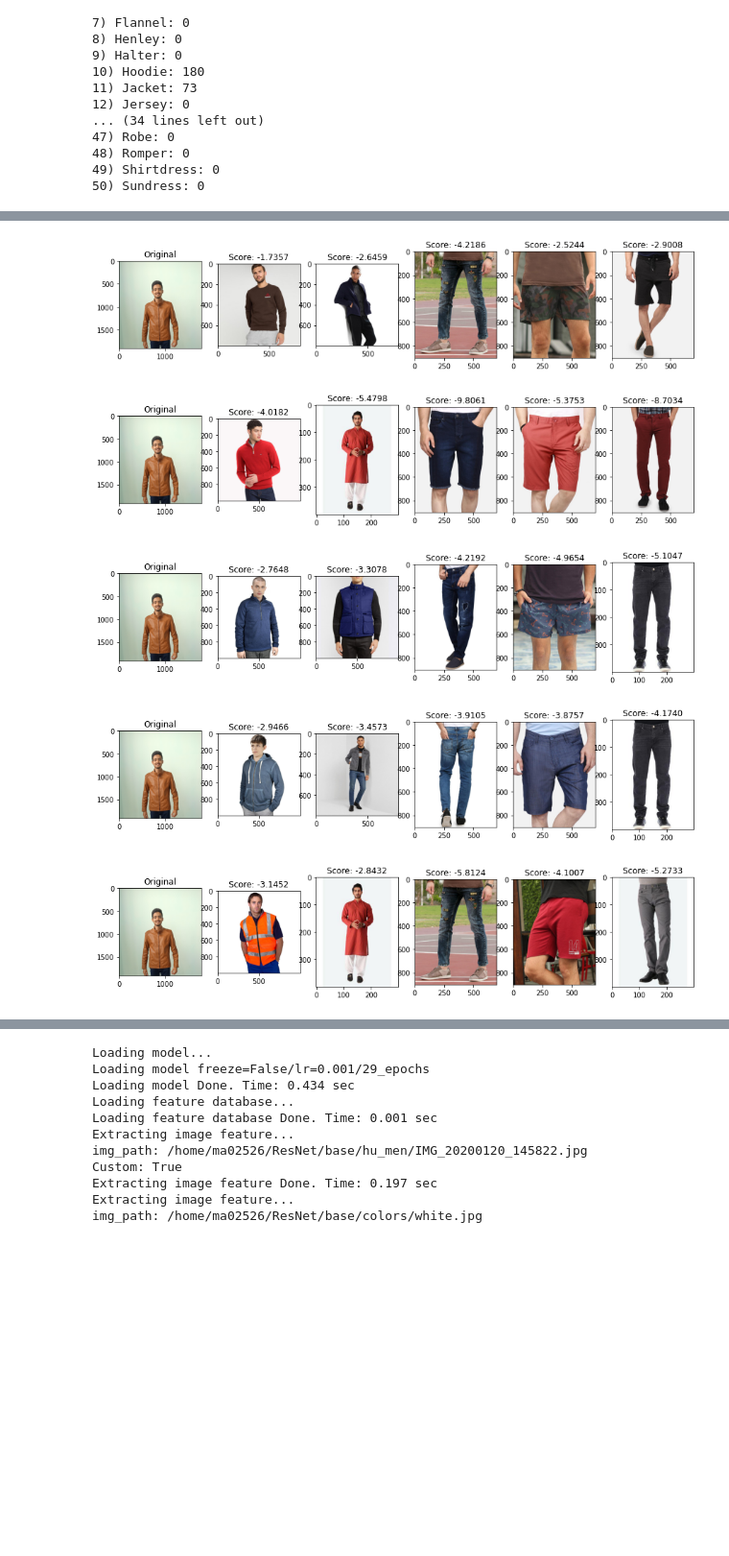
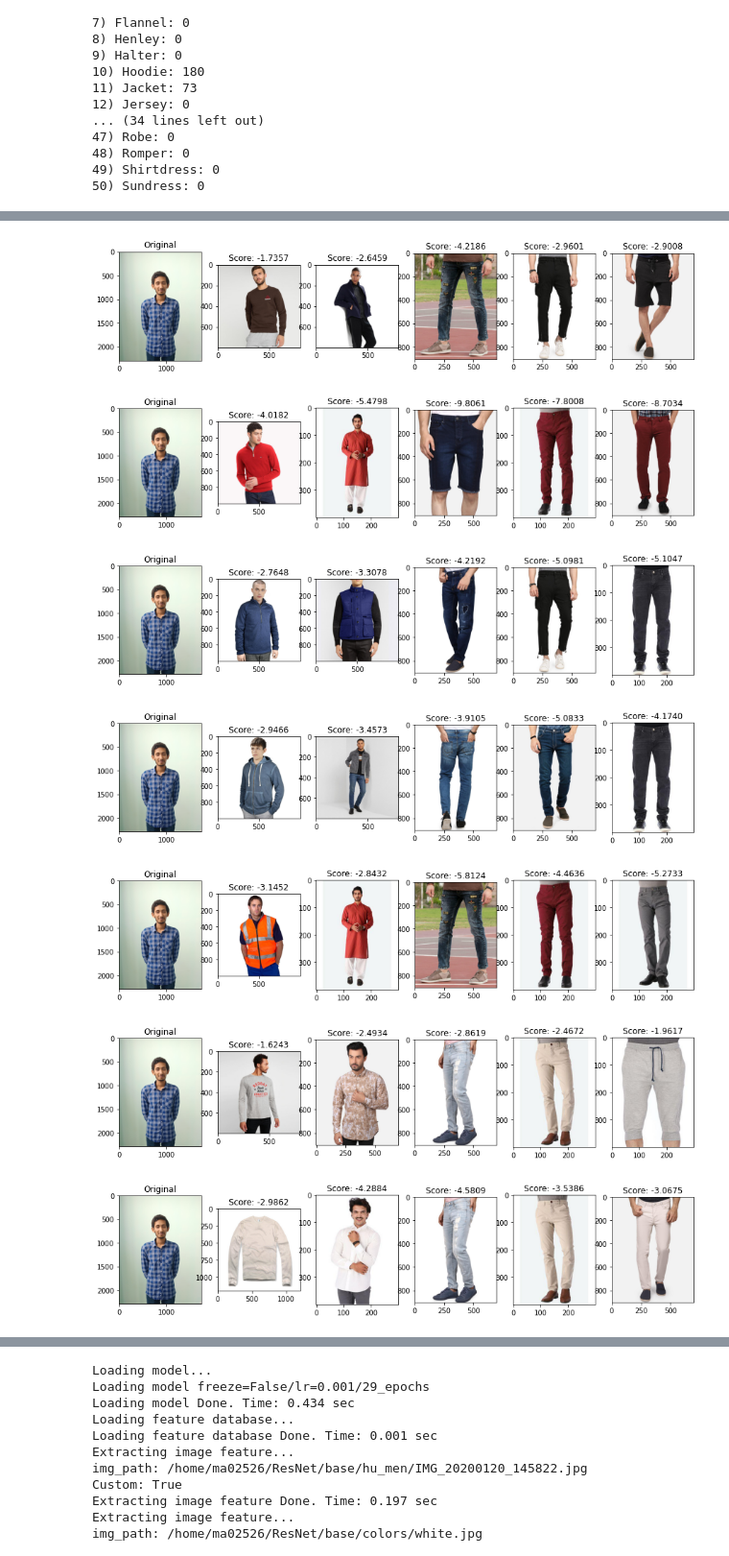
Before and after one commit to MuhammadAli01/Kaavish-II-PORS-DL, a Jupyter notebook: comp-rec.ipynb, the cells around one changed output, grey strips where cells are left out. Shown at 96% size. Saved outputs shown, nothing was run; the diff lists cells and outputs as text; code cells hidden in the pictures; blank space fills up the shorter version.

```diff
--- a/comp-rec.ipynb
+++ b/comp-rec.ipynb
@@ -102,18 +102,17 @@ examples = ["hu_men/IMG_20200120_145822.jpg", #- talha's beige round neck tshirt
             "scrapped/jdot/2f1a88faa0112ca51d8f320b935f6bfc9c05829d.jpg",
             "scrapped/jdot/8dfe1fea818660ff809f7c2acd8abfcae2a84e70.jpg", #- mustard yellow shalwar kameez
             "scrapped/jdot/9d7209a5aa1747f3c82a939ec039244bc608c67d.jpg"]
-example = examples[1]
+example = examples[4]
 
 extractor = load_test_model(with_clsf=True)
 
 # deep_feats, color_feats, labels = load_feat_db()
 deep_feats, color_feats, labels = load_feat_db(custom=True)
 
-
 f = dump_single_feature(example, extractor, custom=True, with_clsf=True)
 
 colors = ['white', 'black', 'dark_red', 'red', 'dark_blue', 'denim_blue',
-          'brown']
+          'brown', 'gray', 'pink']
 
 complementary_colors_dict = {'white': ['black', 'dark_red']}
 
@@ -125,8 +124,10 @@ for color in colors:
 
 query_color = max(euclid_dists, key=euclid_dists.get)
 
-# compatible_cats = ['Hoodie', 'Jacket', 'Sweater', 'Chinos','Jeans', 'Joggers', 'Shorts', 'Sweatpants']
-compatible_cats = ['Hoodie', 'Jacket', 'Jeans', 'Shorts', 'Sweatpants']
+# allowed_categories = ['Button-Down', 'Hoodie', 'Jacket', 'Sweater', 'Tank', 'Tee', 'Top',
+#                       'Chinos','Jeans', 'Joggers', 'Shorts', 'Sweatpants', 'Eastern']
+
+compatible_cats = ['Hoodie', 'Jacket', 'Jeans', 'Joggers', 'Sweatpants']
 compatible_cats = np.array([all_categories.index(cat) + 1 for cat in compatible_cats])
 print(f'compatible_cats: {compatible_cats}')
 
@@ -213,5 +214,7 @@ Extracting image feature Done. Time: 0.131 sec
-[figure, old version]
+[figure, new version]
-[figure, old version]
+[figure, new version]
-[figure, old version]
+[figure, new version]
-[figure, old version]
+[figure, new version]
-[figure, old version]
+[figure, new version]
+[figure, added]
+[figure, added]
```
Also changed, not shown: parts of 5 cells of this notebook, 7 other files.
